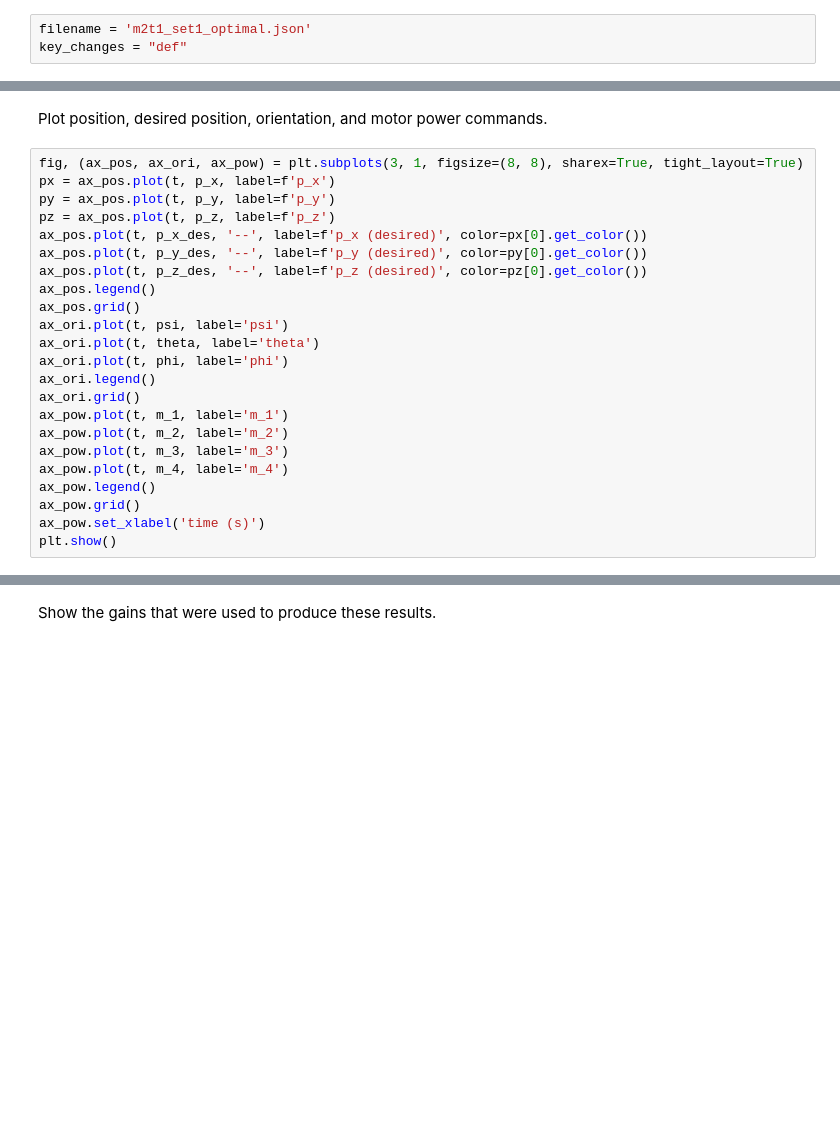
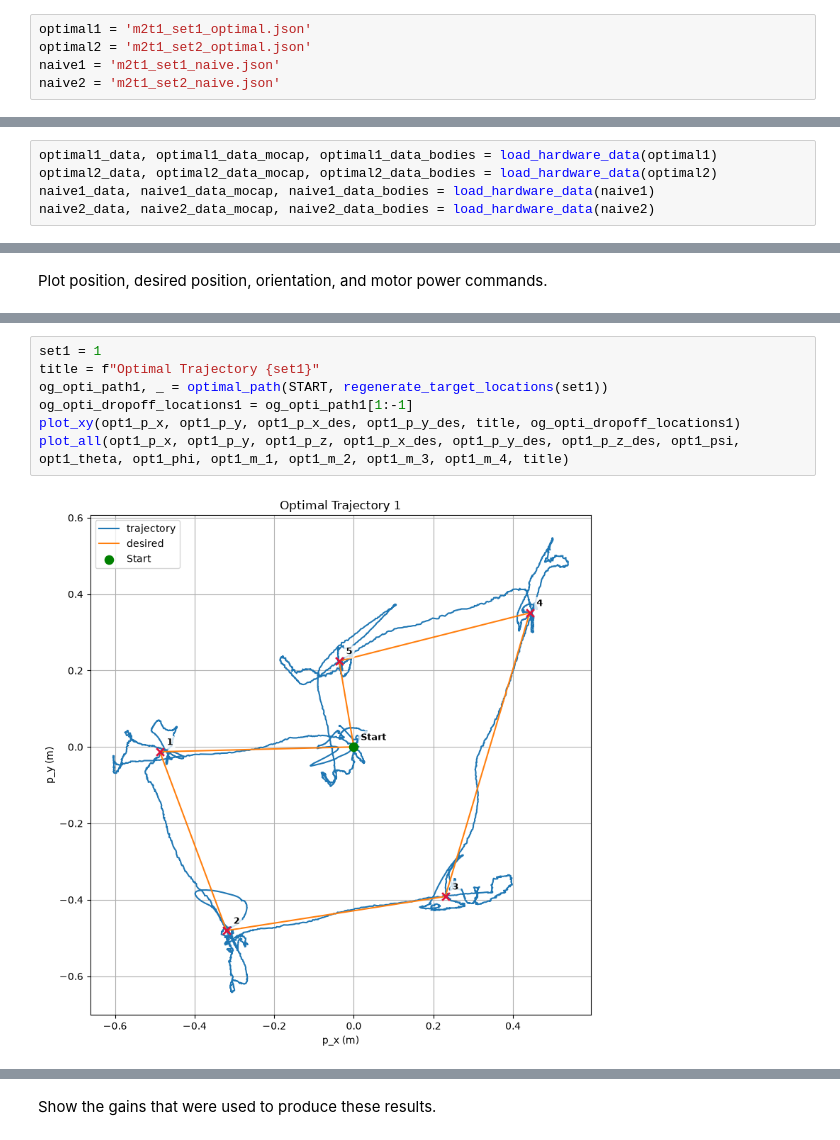
Before and after one commit to dssong2/crazyflie-client, a Jupyter notebook: project/milestone2/custom_controller.ipynb, the cells around one changed output, grey strips where cells are left out. Saved outputs shown, nothing was run; the diff lists cells and outputs as text; blank space fills up the shorter version.

Commit message:
added plots for optimal/naive flights

```diff
--- a/project/milestone2/custom_controller.ipynb
+++ b/project/milestone2/custom_controller.ipynb
@@ -616,8 +616,15 @@ Wrote 21 gains to gains.json at 2026-11-13T18:54:14
 # %% [markdown]
 Define name of file with flight data.
 # %%
-filename = 'm2t1_set1_optimal.json'
-key_changes = "def"
+optimal1 = 'm2t1_set1_optimal.json'
+optimal2 = 'm2t1_set2_optimal.json'
+naive1 = 'm2t1_set1_naive.json'
+naive2 = 'm2t1_set2_naive.json'
 # %% [markdown]
 Load and resample data.
+# %%
+optimal1_data, optimal1_data_mocap, optimal1_data_bodies = load_hardware_data(optimal1)
+optimal2_data, optimal2_data_mocap, optimal2_data_bodies = load_hardware_data(optimal2)
+naive1_data, naive1_data_mocap, naive1_data_bodies = load_hardware_data(naive1)
+naive2_data, naive2_data_mocap, naive2_data_bodies = load_hardware_data(naive2)
 # %%
@@ -674,25 +685,2 @@ NameError: name 'data_drone' is not defined
 # %% [markdown]
 Plot position, desired position, orientation, and motor power commands.
-# %%
-fig, (ax_pos, ax_ori, ax_pow) = plt.subplots(3, 1, figsize=(8, 8), sharex=True, tight_layout=True)
-px = ax_pos.plot(t, p_x, label=f'p_x')
-py = ax_pos.plot(t, p_y, label=f'p_y')
-pz = ax_pos.plot(t, p_z, label=f'p_z')
-ax_pos.plot(t, p_x_des, '--', label=f'p_x (desired)', color=px[0].get_color())
-ax_pos.plot(t, p_y_des, '--', label=f'p_y (desired)', color=py[0].get_color())
-ax_pos.plot(t, p_z_des, '--', label=f'p_z (desired)', color=pz[0].get_color())
-ax_pos.legend()
-ax_pos.grid()
-ax_ori.plot(t, psi, label='psi')
-ax_ori.plot(t, theta, label='theta')
-ax_ori.plot(t, phi, label='phi')
-ax_ori.legend()
-ax_ori.grid()
-ax_pow.plot(t, m_1, label='m_1')
-ax_pow.plot(t, m_2, label='m_2')
-ax_pow.plot(t, m_3, label='m_3')
-ax_pow.plot(t, m_4, label='m_4')
-ax_pow.legend()
-ax_pow.grid()
-ax_pow.set_xlabel('time (s)')
-plt.show()
@@ -700,0 +781,9 @@ plt.show()
+# %%
+set1 = 1
+title = f"Optimal Trajectory {set1}"
+og_opti_path1, _ = optimal_path(START, regenerate_target_locations(set1))
+og_opti_dropoff_locations1 = og_opti_path1[1:-1]
+plot_xy(opt1_p_x, opt1_p_y, opt1_p_x_des, opt1_p_y_des, title, og_opti_dropoff_locations1)
+plot_all(opt1_p_x, opt1_p_y, opt1_p_z, opt1_p_x_des, opt1_p_y_des, opt1_p_z_des, opt1_psi, opt1_theta, opt1_phi, opt1_m_1, opt1_m_2, opt1_m_3, opt1_m_4, title)
+# %% [output]
+[figure, added]
```
Also changed, not shown: parts of 18 cells of this notebook, 1 other file.
